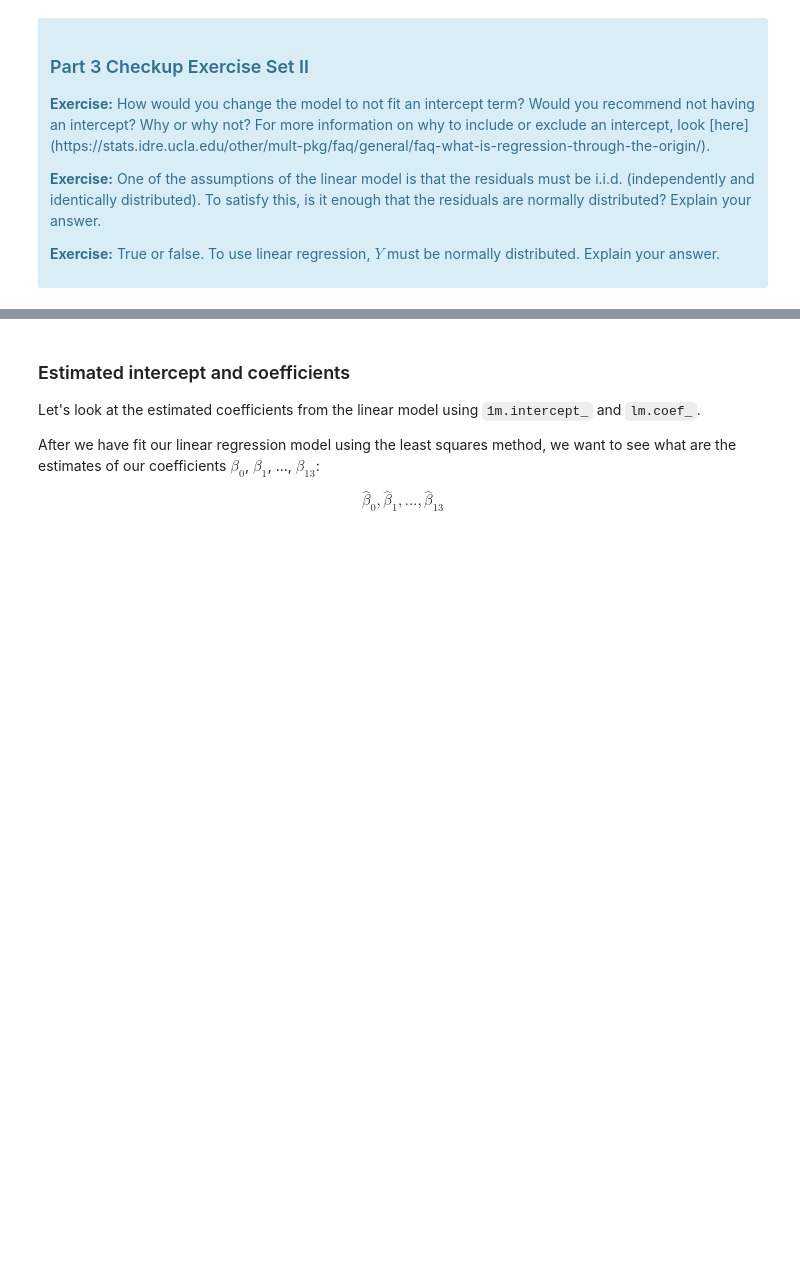
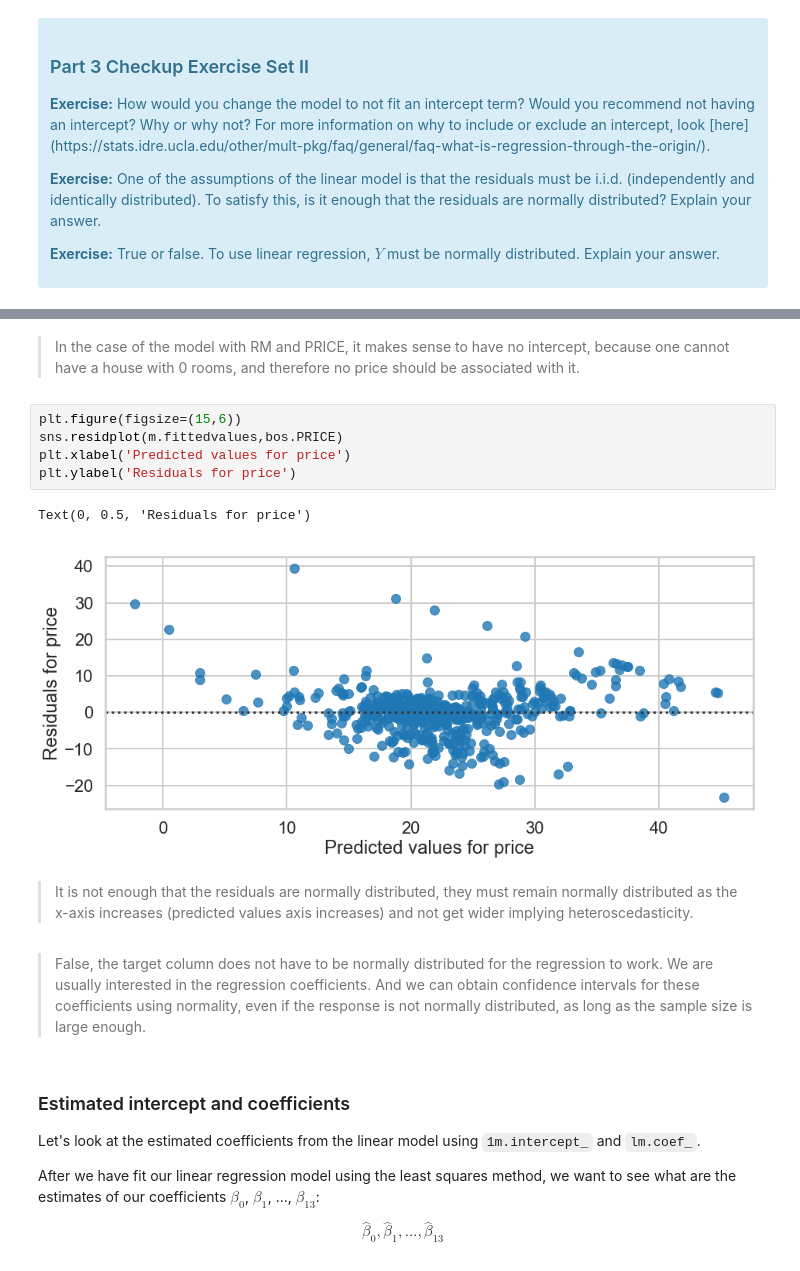
Before and after one commit to shubacca/Linear-Regression-Boston-Housing-Data, a Jupyter notebook: linear_regression/Boston_Housing_Linear_Regression.ipynb, the cells around one changed output, grey strips where cells are left out. Cells and saved outputs as stored; diff of their text form; blank space fills up the shorter version.

```diff
--- a/linear_regression/Mini_Project_Linear_Regression.ipynb
+++ b/linear_regression/Boston_Housing_Linear_Regression.ipynb
@@ -497,3 +570,17 @@ lm.fit(X, bos.PRICE)
+# %% [markdown]
+>In the case of the model with RM and PRICE, it makes sense to have no intercept, because one cannot have a house with 0 rooms, and therefore no price should be associated with it.
+# %%
+plt.figure(figsize=(15,6))
+sns.residplot(m.fittedvalues,bos.PRICE)
+plt.xlabel('Predicted values for price')
+plt.ylabel('Residuals for price')
+# %% [output]
+Text(0, 0.5, 'Residuals for price')
+[figure, added]
+# %% [markdown]
+>It is not enough that the residuals are normally distributed, they must remain normally distributed as the x-axis increases (predicted values axis increases) and not get wider implying heteroscedasticity.
+# %% [markdown]
+>False, the target column does not have to be normally distributed for the regression to work. We are usually interested in the regression coefficients. And we can obtain confidence intervals for these coefficients using normality, even if the response is not normally distributed, as long as the sample size is large enough.
 # %% [markdown]
 ### Estimated intercept and coefficients
 
```
Also changed, not shown: parts of 31 cells of this notebook.
